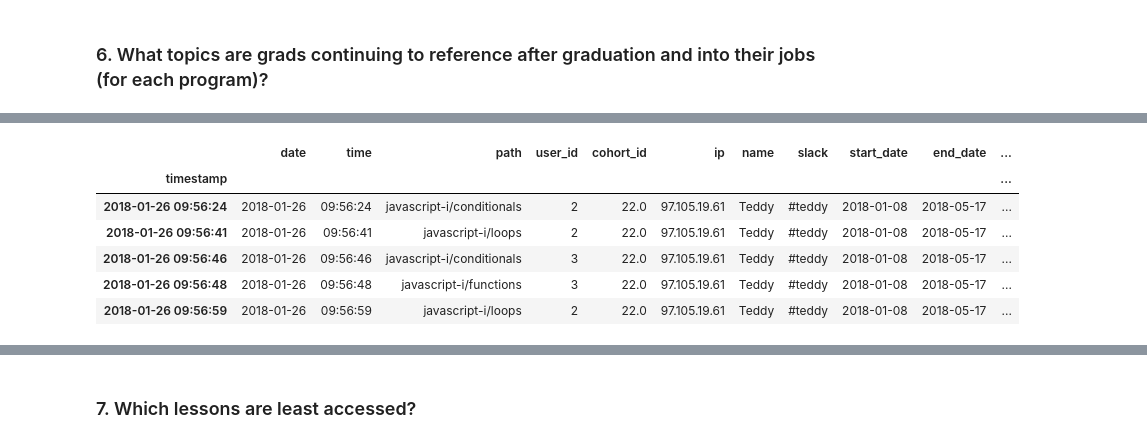
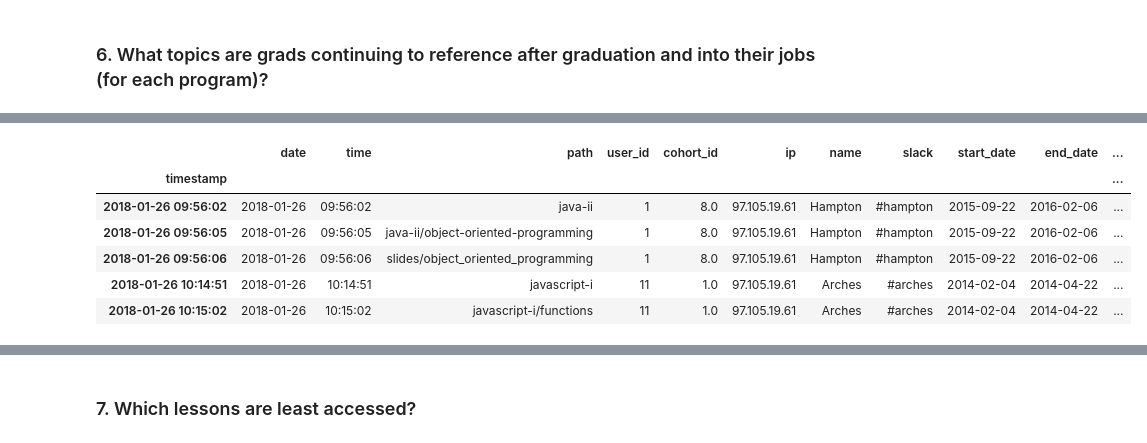
Before and after one commit to Jason-Tellez/anomaly_det_project, a Jupyter notebook: Initial_nb.ipynb, the cells around one changed output, grey strips where cells are left out. Drawn from its saved outputs; the diff is of its cells as text; code cells hidden in the pictures.

```diff
--- a/Untitled.ipynb
+++ b/Initial_nb.ipynb
@@ -746,15 +754,15 @@ active_df.head()
 # %%
 grad_df = df1[
     (df1.index > df1.end_date)
     &
     (df1.name != 'Staff')
 ]
-active_df.head()
+grad_df.head()
 # %% [output]
 |  | date | time | path | user_id | cohort_id | ip | name | slack | start_date | end_date | ... |
 | timestamp |  |  |  |  |  |  |  |  |  |  | ... |
-| 2018-01-26 09:56:24 | 2018-01-26 | 09:56:24 | javascript-i/conditionals | 2 | 22.0 | 97.105.19.61 | Teddy | #teddy | 2018-01-08 | 2018-05-17 | ... |
-| 2018-01-26 09:56:41 | 2018-01-26 | 09:56:41 | javascript-i/loops | 2 | 22.0 | 97.105.19.61 | Teddy | #teddy | 2018-01-08 | 2018-05-17 | ... |
-| 2018-01-26 09:56:46 | 2018-01-26 | 09:56:46 | javascript-i/conditionals | 3 | 22.0 | 97.105.19.61 | Teddy | #teddy | 2018-01-08 | 2018-05-17 | ... |
-| 2018-01-26 09:56:48 | 2018-01-26 | 09:56:48 | javascript-i/functions | 3 | 22.0 | 97.105.19.61 | Teddy | #teddy | 2018-01-08 | 2018-05-17 | ... |
-| 2018-01-26 09:56:59 | 2018-01-26 | 09:56:59 | javascript-i/loops | 2 | 22.0 | 97.105.19.61 | Teddy | #teddy | 2018-01-08 | 2018-05-17 | ... |
+| 2018-01-26 09:56:02 | 2018-01-26 | 09:56:02 | java-ii | 1 | 8.0 | 97.105.19.61 | Hampton | #hampton | 2015-09-22 | 2016-02-06 | ... |
+| 2018-01-26 09:56:05 | 2018-01-26 | 09:56:05 | java-ii/object-oriented-programming | 1 | 8.0 | 97.105.19.61 | Hampton | #hampton | 2015-09-22 | 2016-02-06 | ... |
+| 2018-01-26 09:56:06 | 2018-01-26 | 09:56:06 | slides/object_oriented_programming | 1 | 8.0 | 97.105.19.61 | Hampton | #hampton | 2015-09-22 | 2016-02-06 | ... |
+| 2018-01-26 10:14:51 | 2018-01-26 | 10:14:51 | javascript-i | 11 | 1.0 | 97.105.19.61 | Arches | #arches | 2014-02-04 | 2014-04-22 | ... |
+| 2018-01-26 10:15:02 | 2018-01-26 | 10:15:02 | javascript-i/functions | 11 | 1.0 | 97.105.19.61 | Arches | #arches | 2014-02-04 | 2014-04-22 | ... |
```
Also changed, not shown: parts of 30 cells of this notebook, 2 other files.
